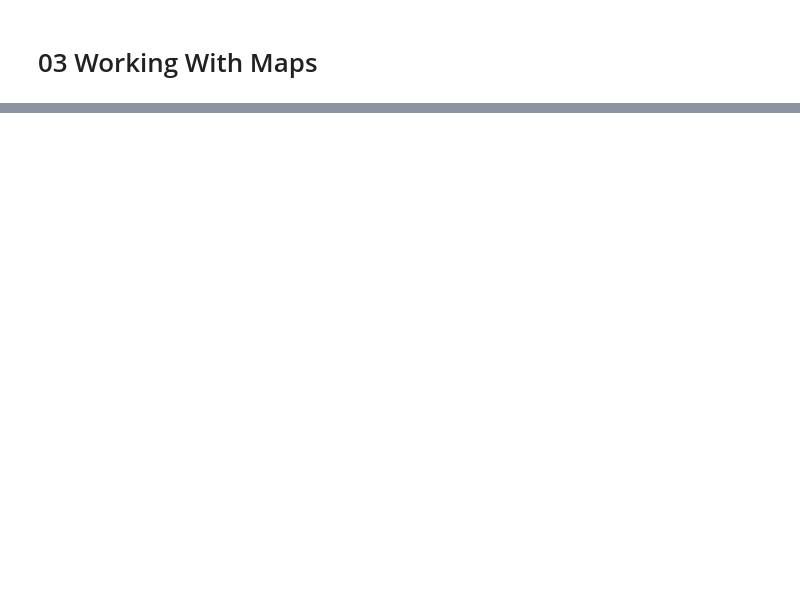
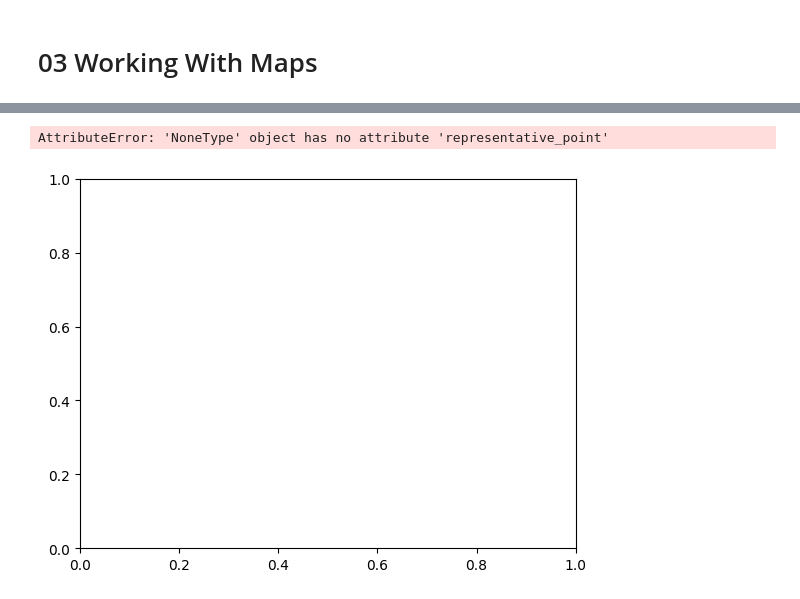
Before and after one commit to erickdcohen/information_visualization_class, a Jupyter notebook: assignments/03_working_with_maps/src/working_with_maps.ipynb, the cells around one changed output, grey strips where cells are left out. Saved outputs shown, nothing was run; the diff lists cells and outputs as text; code cells hidden in the pictures; blank space fills up the shorter version.

```diff
--- a/assignments/03_working_with_maps/src/working_with_maps.ipynb
+++ b/assignments/03_working_with_maps/src/working_with_maps.ipynb
@@ -8,6 +8,7 @@ import geopandas as gpd
 from pyproj import CRS
 from geopy.geocoders import Nominatim
 from utils.helper_functions import add_area_and_label_coords, plot_with_labels, calc_overall_centroid, haversine_np
+import os
 
 # file path constants
 PATH_TO_SNOWSTORM_DATA = "../data/snowstorm_PA.tsv"
@@ -15,6 +16,8 @@ PATH_TO_PA_CITIES_COUNTIES_DATA = "../data/PA_cities_counties.tsv"
 PATH_TO_PA_MUNI_DATA = "../data/PaMunicipalities2022_01.zip"
 PATH_TO_TL_COUNTY_DATA = "../data/tl_2021_us_county.zip"
 
+PATH_TO_PICKLE_COUNTIES_FILE = "../data/counties_snow.pkl"
+
 # read in data
 snowstorm_df = pd.read_csv(PATH_TO_SNOWSTORM_DATA, sep="\t")
 pa_cities_counties_df = pd.read_csv(PATH_TO_PA_CITIES_COUNTIES_DATA, sep="\t")
@@ -33,0 +100,18 @@ pa_geom = tl_us_county_gpd[tl_us_county_gpd["STATEFP"] == "42"]
+# %%
+# Prune df to only columns needed
+cols_to_keep = ["County", "Expected Snowfall"]
+snowstorm_counties_pruned_df = snowstorm_counties_df.loc[:, cols_to_keep]
+
+# get the mean snowfall for each county
+snowstorm_county_means = snowstorm_counties_pruned_df.groupby(["County"])[
+    "Expected Snowfall"].mean().to_frame().reset_index(drop=False).rename(
+        columns={"Expected Snowfall": "mean_expected_snowfall"})
+# %%
+# Merge snowfall df into GeoDataframe
+gdf_snowstorm = pd.merge(
+    left=snowstorm_county_means,
+    right=ortho_gdf,
+    left_on="County",
+    right_on="NAME",
+    how="outer",
+)
@@ -33,0 +128,10 @@ pa_geom = tl_us_county_gpd[tl_us_county_gpd["STATEFP"] == "42"]
+# %%
+
+fig, axes = plt.subplots(1, 1)
+
+add_area_and_label_coords(gdf_snowstorm)
+plot_with_labels(gdf_snowstorm, field_col='area', name_col='NAME',
+                 ax=axes, missing_kwds={'color': 'lightgrey'})
+# %% [output]
+AttributeError: 'NoneType' object has no attribute 'representative_point'
+[figure, added]
```
Also changed, not shown: parts of 4 cells of this notebook.
